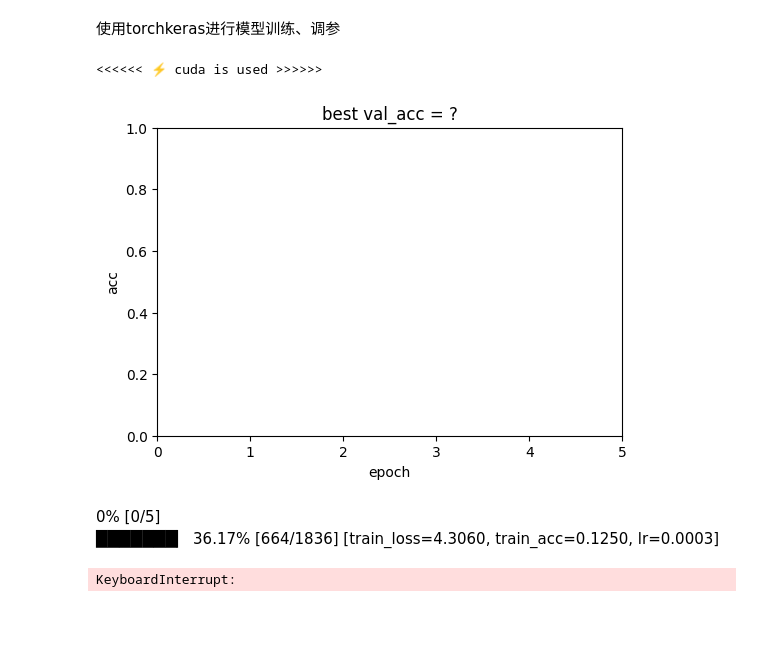
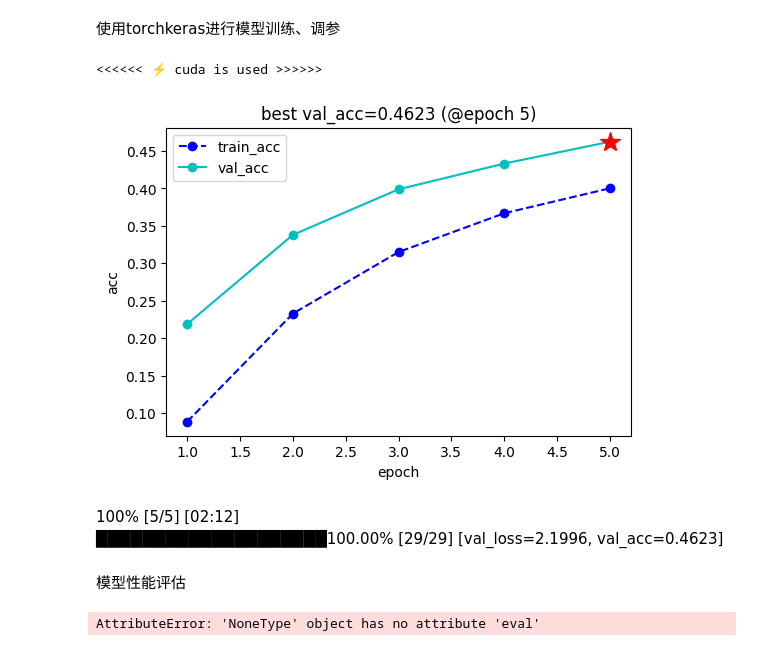
Before and after one commit to jagger235711/d2l-zh-pytorch-colab, a Jupyter notebook: 实战/c2/classify-leaves2.ipynb, the cells around one changed output. Cells and saved outputs as stored; diff of their text form; code cells hidden in the pictures; blank space fills up the shorter version.

```diff
--- a/实战/c2/classify-leaves2.ipynb
+++ b/实战/c2/classify-leaves2.ipynb
@@ -176,16 +236,16 @@ Finished reading the test set of Leaves Dataset (8800 samples found)
 <__main__.LeavesDataset object at 0x...>
 <__main__.LeavesDataset object at 0x...>
 # %%
+batch_size = 128
 # 定义data loader
 train_loader = torch.utils.data.DataLoader(
-    dataset=train_dataset, batch_size=8, shuffle=False, num_workers=5
+    dataset=train_dataset, batch_size=batch_size, shuffle=True, num_workers=5
 )
-
 val_loader = torch.utils.data.DataLoader(
-    dataset=val_dataset, batch_size=8, shuffle=False, num_workers=5
+    dataset=val_dataset, batch_size=batch_size, shuffle=False, num_workers=5
 )
 test_loader = torch.utils.data.DataLoader(
-    dataset=test_dataset, batch_size=8, shuffle=False, num_workers=5
+    dataset=test_dataset, batch_size=batch_size, shuffle=False, num_workers=5
 )
 # %%
 # 给大家展示一下数据长啥样
@@ -219,7 +279,7 @@ plt.show()
 # %%
 def get_net():
     num_to_class=176
-    net=models.resnet34(pretrained=True)
+    net=models.resnet18(pretrained=True)
     # 修改最后一层的输出为分类数
     net.fc = nn.Linear(net.fc.in_features, num_to_class)
     # 冻结非分类头的参数
@@ -259,32 +319,36 @@ class Accuracy(nn.Module):
 使用torchkeras进行模型训练、调参
 # %%
 net = get_net().to("cuda" if torch.cuda.is_available() else "cpu")
-
-
+lr, momentum, epochs = 0.001, 0.9, 5
+ckpt_path = "checkpoint"
+optimizer = torch.optim.Adam(net.parameters(), lr=lr)
 
 model = torchkeras.KerasModel(
     net,
     loss_fn=nn.CrossEntropyLoss(),
-    optimizer=torch.optim.Adam(net.parameters(), lr=3e-4),
+    optimizer=optimizer,
     metrics_dict={"acc": Accuracy()},
+    # lr_scheduler=torch.optim.lr_scheduler.CosineAnnealingLR(
+    #     optimizer=optimizer, T_max=epochs, eta_min=3e-4
+    # ),
 )
 
 # if gpu/mps is available, will auto use it, otherwise cpu will be used.
-ckpt_path = "checkpoint"
 # model.load_ckpt(ckpt_path) #load trained ckpt and continue training
 dfhistory = model.fit(
     train_data=train_loader,
     val_data=val_loader,
-    epochs=5,
-    patience=3,
+    epochs=epochs,
+    patience=5,
     monitor="val_acc",
     mode="max",
     ckpt_path=ckpt_path,
     plot=True,
 )
 # %% [output]
 <<<<<< ⚡️ cuda is used >>>>>>
-[figure, old version]
+[figure, new version]
-0% [0/5]
-███████▏ 36.17% [664/1836] [train_loss=4.3060, train_acc=0.1250, lr=0.0003]
+100% [5/5] [02:12]
+████████████████████100.00% [29/29] [val_loss=2.1996, val_acc=0.4623]
-KeyboardInterrupt:
+# %% [markdown]
+模型性能评估
@@ -290,0 +432,17 @@ KeyboardInterrupt:
+# %%
+# 3. 加载模型和最优权重
+best_model = model.load_ckpt(ckpt_path)
+device = torch.device("cuda")
+
+# 4. 在验证集上获取预测结果
+true_labels, pred_labels = evaluate_model(best_model, val_loader, device)
+
+# 5. 生成并显示混淆矩阵
+plot_confusion_matrix(
+    true_labels=true_labels,
+    pred_labels=pred_labels,
+    # class_names=class_names,
+    save_path="./confusion_matrix.png"  # 可选：保存图像
+)
+# %% [output]
+AttributeError: 'NoneType' object has no attribute 'eval'
```
Also changed, not shown: parts of 6 cells of this notebook, 2 other files.
